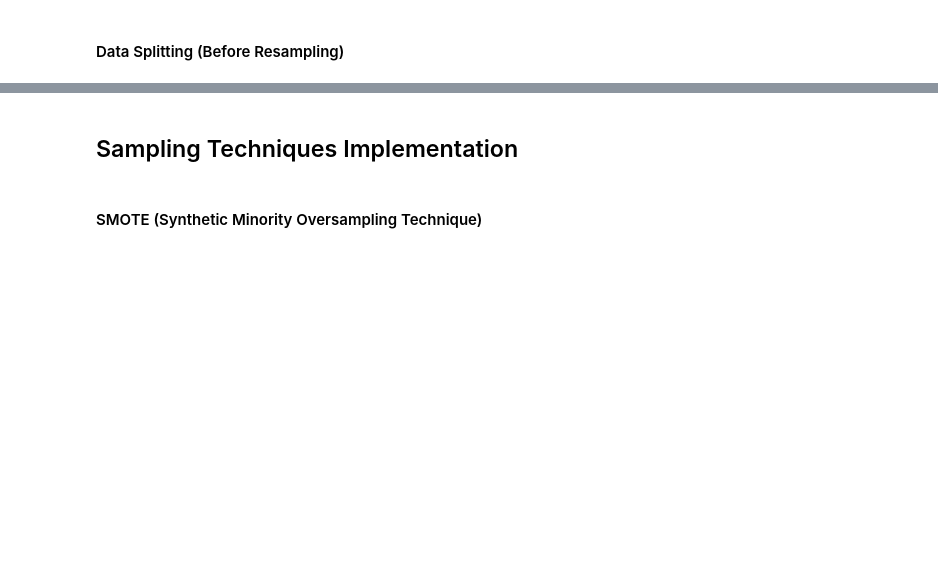
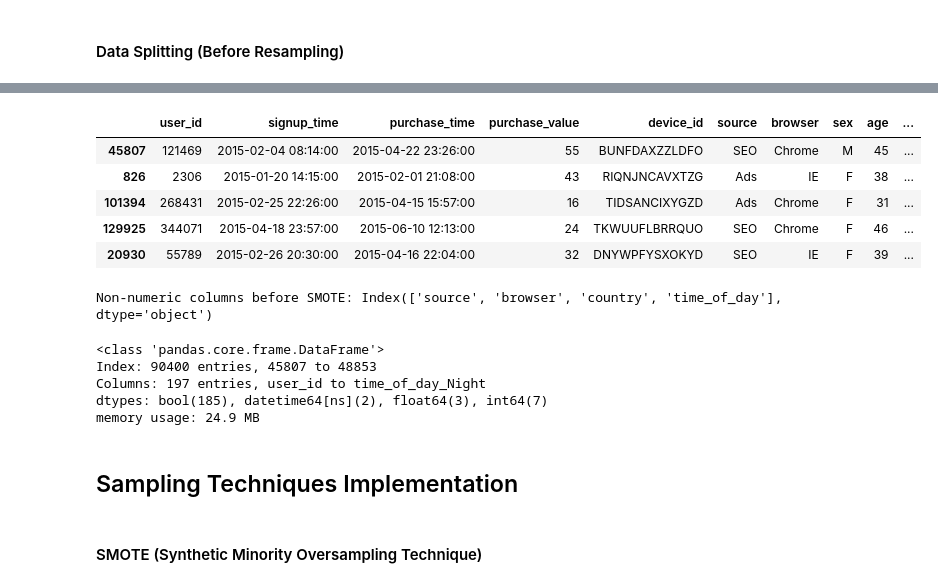
Before and after one commit to mubarek4566/Fraud-Detection-Ecommerce-Banking, a Jupyter notebook: notebooks/main.ipynb, the cells around one changed output, grey strips where cells are left out. Drawn from its saved outputs; the diff is of its cells as text; code cells hidden in the pictures; blank space fills up the shorter version.

Commit message:
updating the main with One-Hot Encoding, and splitng the dataset

```diff
--- a/notebooks/main.ipynb
+++ b/notebooks/main.ipynb
@@ -361,7 +422,9 @@ class
 # %% [markdown]
 #### Data Splitting (Before Resampling)
+# %%
+prepro1 = preprocess(df)
 # %%
-X_train, X_test, y_train, y_test = prepro.split_data()
+X_train, X_test, y_train, y_test = prepro1.split_data()
 # %%
 print(X_train)
 # %% [output]
@@ -399,0 +463,9 @@ Name: class, Length: 105778, dtype: int64
+# %%
+X_train.head()
+# %% [output]
+|  | user_id | signup_time | purchase_time | purchase_value | device_id | source | browser | sex | age | ... |
+| 45807 | 121469 | 2015-02-04 08:14:00 | 2015-04-22 23:26:00 | 55 | BUNFDAXZZLDFO | SEO | Chrome | M | 45 | ... |
+| 826 | 2306 | 2015-01-20 14:15:00 | 2015-02-01 21:08:00 | 43 | RIQNJNCAVXTZG | Ads | IE | F | 38 | ... |
+| 101394 | 268431 | 2015-02-25 22:26:00 | 2015-04-15 15:57:00 | 16 | TIDSANCIXYGZD | Ads | Chrome | F | 31 | ... |
+| 129925 | 344071 | 2015-04-18 23:57:00 | 2015-06-10 12:13:00 | 24 | TKWUUFLBRRQUO | SEO | Chrome | F | 46 | ... |
+| 20930 | 55789 | 2015-02-26 20:30:00 | 2015-04-16 22:04:00 | 32 | DNYWPFYSXOKYD | SEO | IE | F | 39 | ... |
@@ -399,0 +476,5 @@ Name: class, Length: 105778, dtype: int64
+# %%
+non_numeric_cols = X_train.select_dtypes(include=['object', 'category']).columns
+print("Non-numeric columns before SMOTE:", non_numeric_cols)
+# %% [output]
+Non-numeric columns before SMOTE: Index(['source', 'browser', 'country', 'time_of_day'], dtype='object')
@@ -400,3 +487,11 @@ Name: class, Length: 105778, dtype: int64
+# %%
+X_train.info()
+# %% [output]
+<class 'pandas.core.frame.DataFrame'>
+Index: 90400 entries, 45807 to 48853
+Columns: 197 entries, user_id to time_of_day_Night
+dtypes: bool(185), datetime64[ns](2), float64(3), int64(7)
+memory usage: 24.9 MB
 # %% [markdown]
 ## Sampling Techniques Implementation
 # %% [markdown]
```
Also changed, not shown: parts of 21 cells of this notebook.
